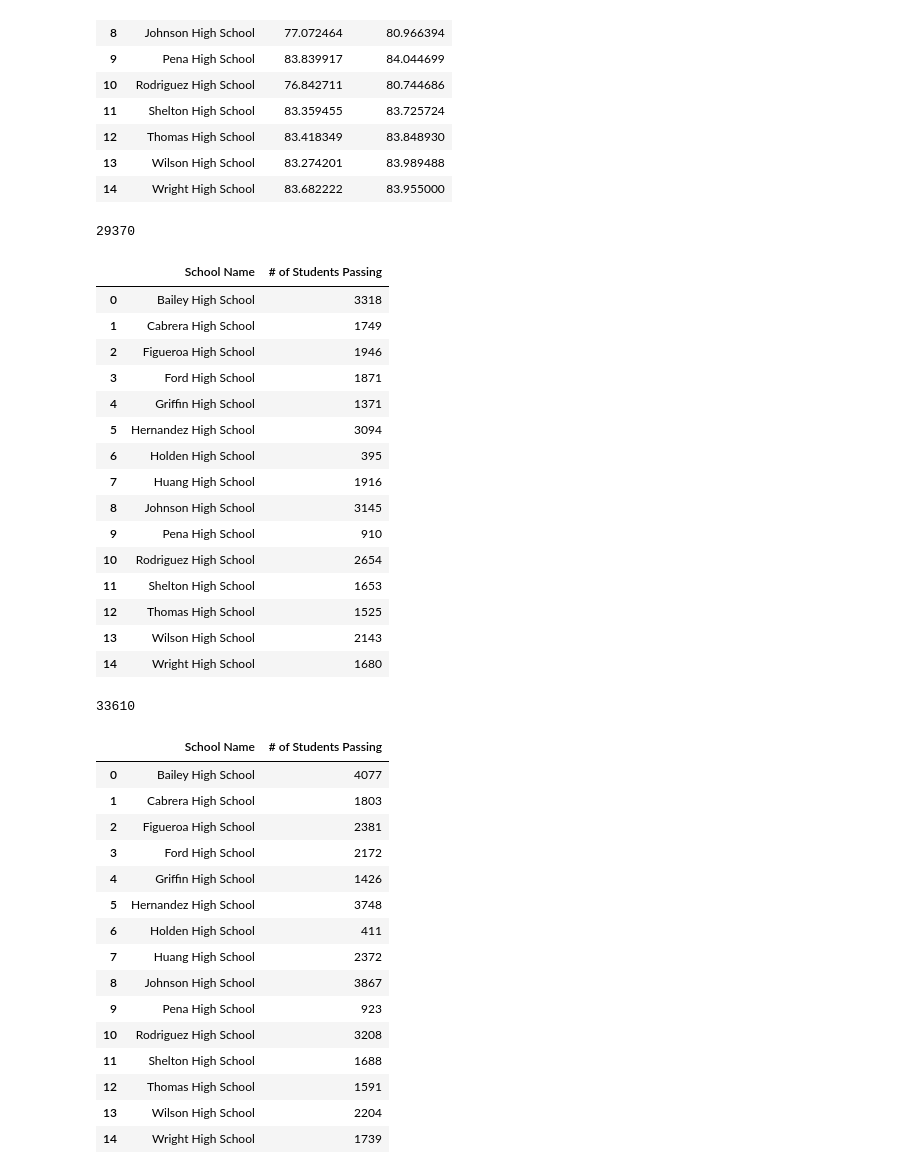
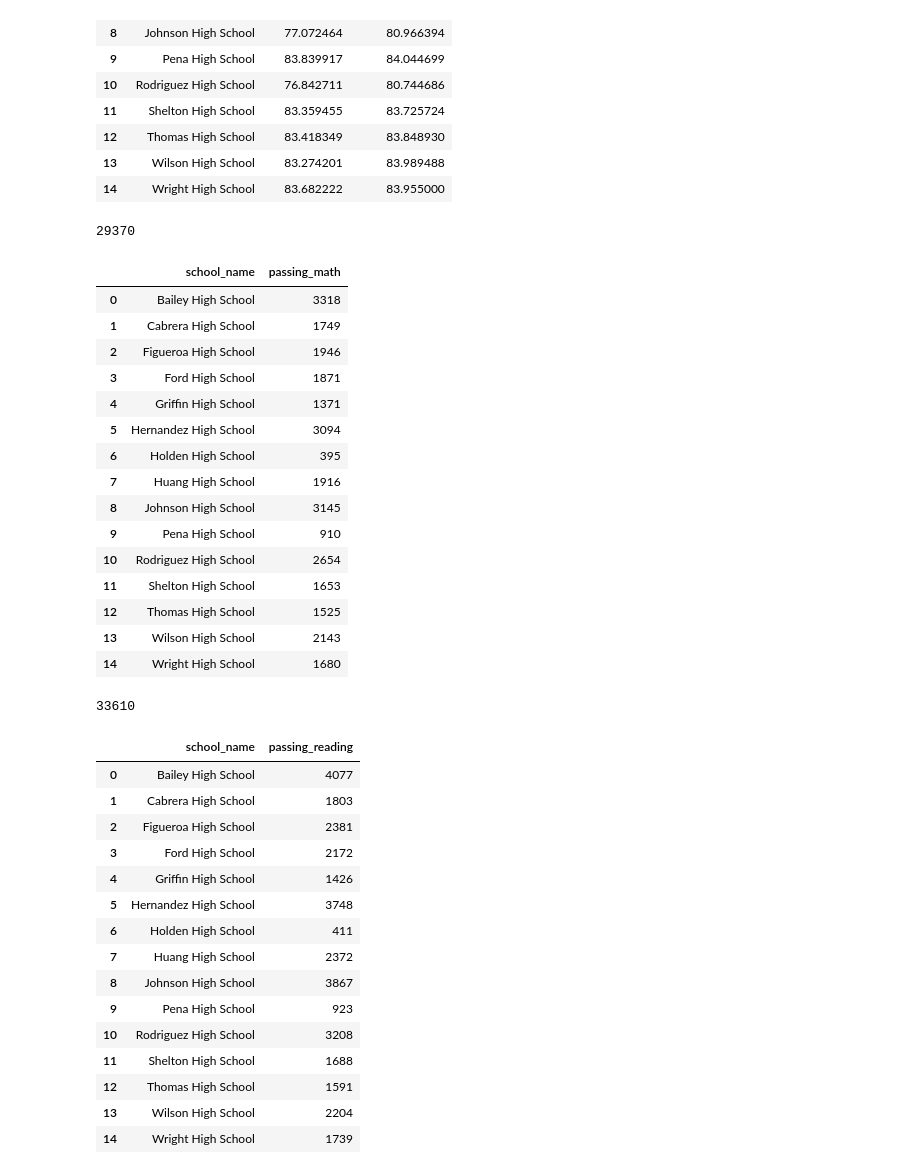
Before and after one commit to denisem77/Pandas-challenge, a Jupyter notebook: PyCitySchools/Panda-challenge.ipynb, the cells around one changed output. Cells and saved outputs as stored; diff of their text form; code cells hidden in the pictures.

```diff
--- a/PyCitySchools/Panda-challenge.ipynb
+++ b/PyCitySchools/Panda-challenge.ipynb
@@ -300,23 +300,23 @@ Per_school_avg
 # %%
 # Calculate the number of students per school with math scores of 70 or higher from school_data_complete
 # Lets us a previously set Variable Pass for this...
 
 # Create Boolean to determine passing or fail....
 Schools_df['passing_math'] = Schools_df['math_score'] >= Pass
 
 # Sum up how many students are passing...PERIOD...then print to verify
 students_passing_math = pass_math.sum()
 
 # Sum up how many are passing PER school...then print
 school_students_passing_math = Schools_df.groupby('school_name')['passing_math'].sum().reset_index()
-school_students_passing_math.columns = ['School Name', '# of Students Passing']
+
 
 # What did you get? Yea, me too
 print(students_passing_math)
 school_students_passing_math
 # %% [output]
 29370
-|  | School Name | # of Students Passing |
+|  | school_name | passing_math |
 | 0 | Bailey High School | 3318 |
 | 1 | Cabrera High School | 1749 |
 | 2 | Figueroa High School | 1946 |
@@ -343,14 +343,13 @@ students_passing_reading = read_pass.sum()
 
 # Sum up how many are passing PER school...then print
 school_students_passing_reading = Schools_df.groupby('school_name')['passing_reading'].sum().reset_index()
-school_students_passing_reading.columns = ['School Name', '# of Students Passing']
 
 # What did you get? Yea, me too
 print(students_passing_reading)
 school_students_passing_reading
 # %% [output]
 33610
-|  | School Name | # of Students Passing |
+|  | school_name | passing_reading |
 | 0 | Bailey High School | 4077 |
 | 1 | Cabrera High School | 1803 |
 | 2 | Figueroa High School | 2381 |
```
Also changed, not shown: parts of 4 cells of this notebook.
